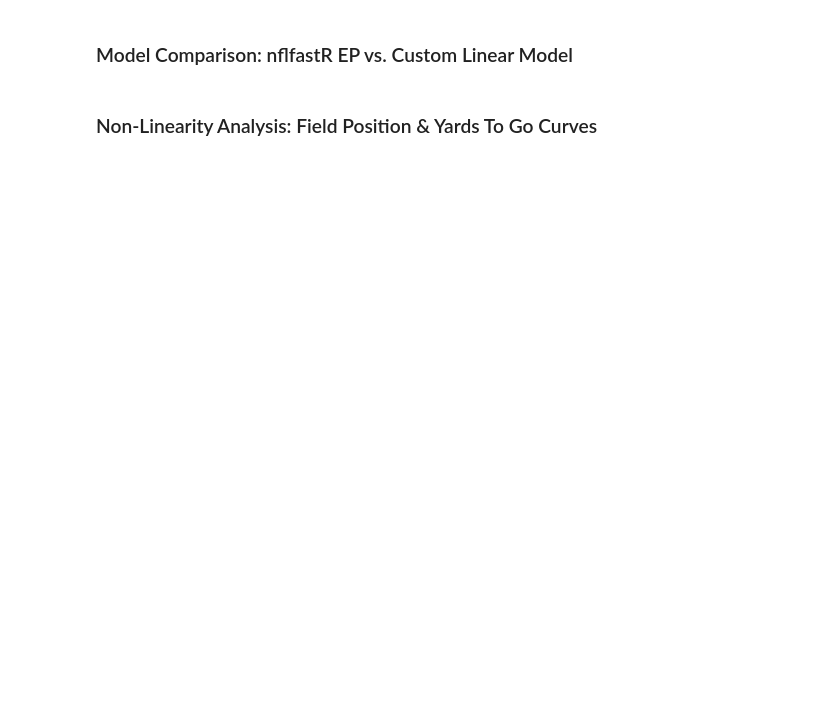
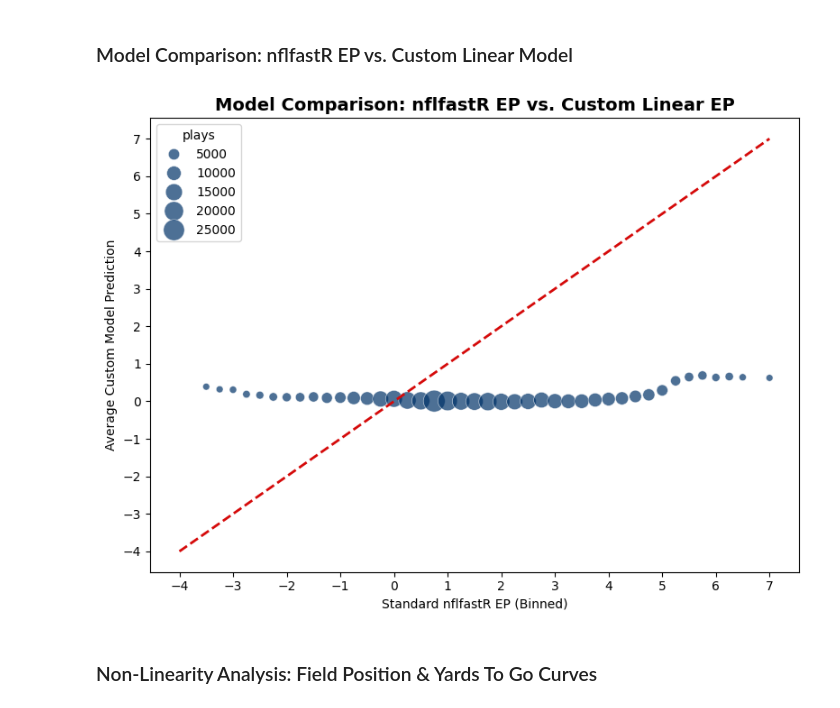
Before and after one commit to ahaze65/SPOA_4001_Homework_2, a Jupyter notebook: HW2_Question_1.ipynb, the cells around one changed output. Saved outputs shown, nothing was run; the diff lists cells and outputs as text; code cells hidden in the pictures; blank space fills up the shorter version.

```diff
--- a/HW2_Question_1.ipynb
+++ b/HW2_Question_1.ipynb
@@ -113,7 +97,7 @@ def process_next_score_data(df):
         (df['touchdown'].notna()) &
         (df['safety'].notna()) &
         (df['touchdown'].notna()) &
-        (df['EP_after'].notna()) &
+        (df['EP_start'].notna()) &
         (df['pos_team'].notna()) &
         (df['fg_made'].notna()) &
         (df['homeTeamName'].notna()) &
@@ -125,10 +109,11 @@ def process_next_score_data(df):
     ].copy()
 
     # must filter out columns to conserve memory
-    filtered = filtered_1[['goal_to_go', 'distance','yards_to_goal','down','game_play_number','awayScore',
-                           'homeScore','EP_after','game_id','half','fg_made','wp_before','touchdown',
-                           'pos_team','rush_td','pass_td','homeTeamName', 'awayTeamName','def_pos_team',
-                             'safety']].copy()
+    filtered = filtered_1[['drive.id','end.def_pos_team_score','end.pos_team_score',
+                           'start.TimeSecsRem','goal_to_go','distance','start.yardsToEndzone','down',
+                           'game_play_number','awayScore','homeScore','EP_start','game_id','half',
+                           'fg_made','wp_before','touchdown','pos_team','rush_td','pass_td',
+                           'homeTeamName','awayTeamName','def_pos_team','safety']].copy()
 
     # Step A: Identify home scoring events
     def calc_home_score_event(row):
@@ -261,13 +244,13 @@ drive_summary['drive_home_pts'] = drive_summary['last_home_score'] - drive_summa
 drive_summary['drive_away_pts'] = drive_summary['last_away_score'] - drive_summary['first_away_score']
 
 model_data = model_data.merge(
-    drive_summary[['game_id', 'drive', 'drive_home_pts', 'drive_away_pts', 'drive_posteam']],
-    on=['game_id', 'drive'], how='left'
+    drive_summary[['game_id', 'drive.id', 'drive_home_pts', 'drive_away_pts', 'drive_posteam']],
+    on=['game_id', 'drive.id'], how='left'
 )
 
 # 3. Calculate net drive score change
 model_data['drive_score_change'] = np.where(
-    model_data['drive_posteam'] == model_data['home_team'],
+    model_data['drive_posteam'] == model_data['homeTeamName'],
     model_data['drive_home_pts'] - model_data['drive_away_pts'],
     model_data['drive_away_pts'] - model_data['drive_home_pts']
 )
@@ -275,20 +258,25 @@ model_data['drive_score_change'] = np.where(
 # Filter missing predictors
 model_data = model_data[
     model_data['down'].notna() &
-    model_data['half_seconds_remaining'].notna() &
-    model_data['yards_to_goal'].notna() &
+    model_data['start.TimeSecsRem'].notna() &
+    model_data['start.yardsToEndzone'].notna() &
     model_data['distance'].notna() &
     model_data['goal_to_go'].notna() &
     (model_data['distance'] > 0)
 ].copy()
 
+# rename columns to fit them into forumla
+model_data['yrdstogo'] = model_data['start.TimeSecsRem']
+model_data['yardsToEndzone'] = model_data['start.yardsToEndzone']
+
+# back to other operations
 model_data['log_ydstogo'] = np.log(model_data['distance'])
-model_data['under_two_minutes'] = (model_data['half_seconds_remaining'] <= 120).astype(int)
+model_data['under_two_minutes'] = (model_data['start.TimeSecsRem'] <= 120).astype(int)
 model_data['down'] = model_data['down'].astype(int) # took out .astype(str) from here?
 
 # Fit OLS Model
 ep_model = smf.ols(
-    "drive_score_change ~ C(down) + half_seconds_remaining + yards_to_goal + log_ydstogo + goal_to_go + under_two_minutes",
+    "drive_score_change ~ C(down) + yrdstogo + yardsToEndzone + log_ydstogo + goal_to_go + under_two_minutes",
     data=model_data
 ).fit()
 
@@ -321,25 +327,27 @@ plt.show()
 # %% [markdown]
 ### Model Comparison: nflfastR EP vs. Custom Linear Model
 # %%
-model_data['ep_bin'] = (model_data['ep'] * 4).round() / 4
+model_data['ep_bin'] = (model_data['EP_start'] * 4).round() / 4
 
 comp_data = model_data.groupby('ep_bin').agg(
     avg_custom_pred=('predicted_score_change', 'mean'),
     plays=('predicted_score_change', 'count')
 ).reset_index()
 
 comp_data = comp_data[comp_data['plays'] >= 50]
 
 fig, ax = plt.subplots(figsize=(8, 6))
 sns.scatterplot(data=comp_data, x='ep_bin', y='avg_custom_pred', size='plays', sizes=(30, 300), color='#013369', alpha=0.7, ax=ax)
 ax.plot([-4, 7], [-4, 7], linestyle='--', color='#D50A0A', linewidth=2)
 ax.set_xticks(range(-4, 8))
 ax.set_yticks(range(-4, 8))
 ax.set_title("Model Comparison: nflfastR EP vs. Custom Linear EP", fontweight='bold', fontsize=14)
 ax.set_xlabel("Standard nflfastR EP (Binned)")
 ax.set_ylabel("Average Custom Model Prediction")
 plt.tight_layout()
 plt.show()
+# %% [output]
+[figure, added]
 # %% [markdown]
 ### Non-Linearity Analysis: Field Position & Yards To Go Curves
 # %%
```
Also changed, not shown: parts of 10 cells of this notebook.
